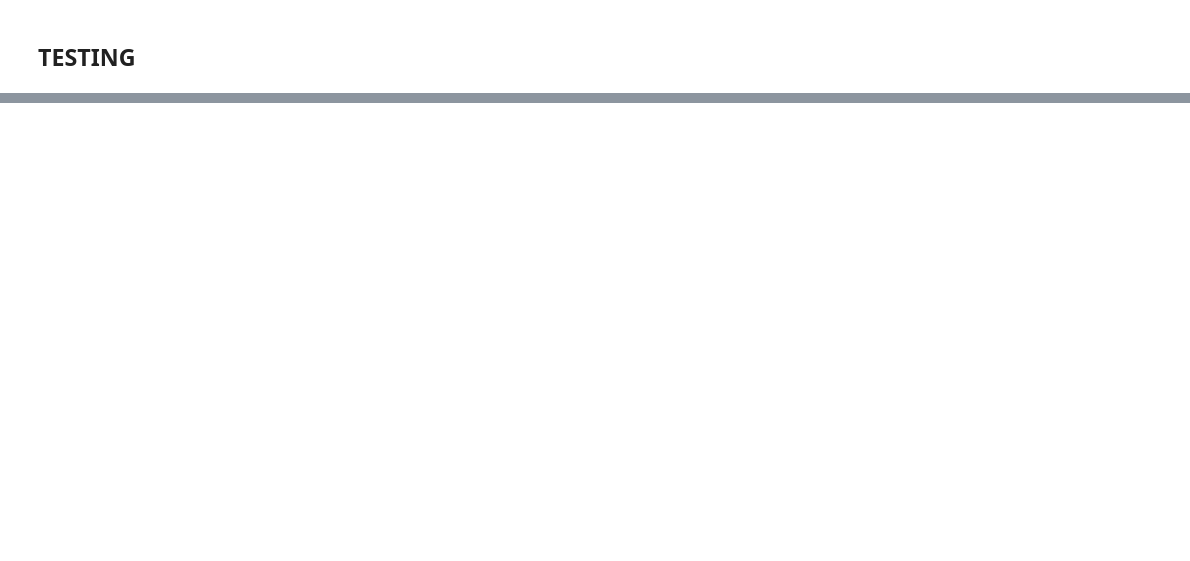
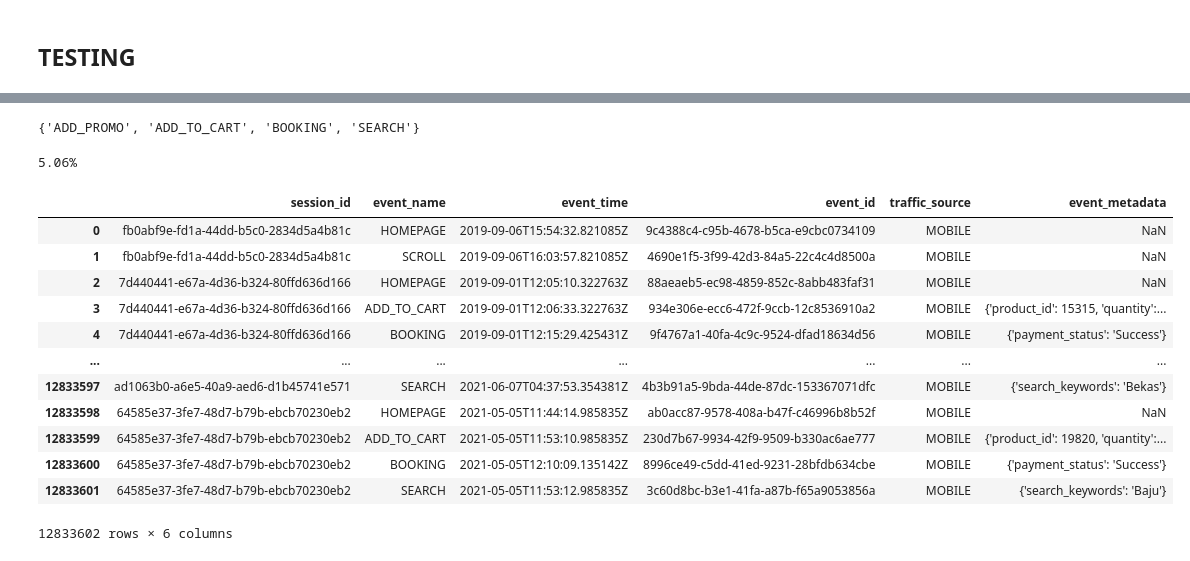
Before and after one commit to ganiosh92/DA-ecommerce-clickstream-analytics, a Jupyter notebook: clickstream_analysis.ipynb, the cells around one changed output, grey strips where cells are left out. Drawn from its saved outputs; the diff is of its cells as text; code cells hidden in the pictures; blank space fills up the shorter version.

```diff
--- a/clickstream_analysis.ipynb
+++ b/clickstream_analysis.ipynb
@@ -81 +89,33 @@ test = clickstream_no_na_flattened.copy()
+# %%
+#find distinct event_name types
+set(test2['event_name'])
+# %% [output]
+{'ADD_PROMO', 'ADD_TO_CART', 'BOOKING', 'SEARCH'}
+# %%
+#compute the number of "ADD_TO_CART" events that led to a buy
+add_to_cart_num = len(test2[test2["event_name"] == 'ADD_TO_CART'])
+add_to_cart_buy_num = len(test2[(test2['event_name'] == 'ADD_TO_CART') & (test2['payment_status'] == 'Success')])
+
+#percentage to ADD_TO_CART's that resulted in a buy
+atc_pct = round((add_to_cart_buy_num / add_to_cart_num) * 100, 2)
+
+print(str(atc_pct) + "%")
+# %% [output]
+5.06%
+# %%
+clickstream
+# %% [output]
+|  | session_id | event_name | event_time | event_id | traffic_source | event_metadata |
+| 0 | fb0abf9e-fd1a-44dd-b5c0-2834d5a4b81c | HOMEPAGE | 2019-09-06T15:54:32.821085Z | 9c4388c4-c95b-4678-b5ca-e9cbc0734109 | MOBILE | NaN |
+| 1 | fb0abf9e-fd1a-44dd-b5c0-2834d5a4b81c | SCROLL | 2019-09-06T16:03:57.821085Z | 4690e1f5-3f99-42d3-84a5-22c4c4d8500a | MOBILE | NaN |
+| 2 | 7d440441-e67a-4d36-b324-80ffd636d166 | HOMEPAGE | 2019-09-01T12:05:10.322763Z | 88aeaeb5-ec98-4859-852c-8abb483faf31 | MOBILE | NaN |
+| 3 | 7d440441-e67a-4d36-b324-80ffd636d166 | ADD_TO_CART | 2019-09-01T12:06:33.322763Z | 934e306e-ecc6-472f-9ccb-12c8536910a2 | MOBILE | {'product_id': 15315, 'quantity':... |
+| 4 | 7d440441-e67a-4d36-b324-80ffd636d166 | BOOKING | 2019-09-01T12:15:29.425431Z | 9f4767a1-40fa-4c9c-9524-dfad18634d56 | MOBILE | {'payment_status': 'Success'} |
+| ... | ... | ... | ... | ... | ... | ... |
+| 12833597 | ad1063b0-a6e5-40a9-aed6-d1b45741e571 | SEARCH | 2021-06-07T04:37:53.354381Z | 4b3b91a5-9bda-44de-87dc-153367071dfc | MOBILE | {'search_keywords': 'Bekas'} |
+| 12833598 | 64585e37-3fe7-48d7-b79b-ebcb70230eb2 | HOMEPAGE | 2021-05-05T11:44:14.985835Z | ab0acc87-9578-408a-b47f-c46996b8b52f | MOBILE | NaN |
+| 12833599 | 64585e37-3fe7-48d7-b79b-ebcb70230eb2 | ADD_TO_CART | 2021-05-05T11:53:10.985835Z | 230d7b67-9934-42f9-9509-b330ac6ae777 | MOBILE | {'product_id': 19820, 'quantity':... |
+| 12833600 | 64585e37-3fe7-48d7-b79b-ebcb70230eb2 | BOOKING | 2021-05-05T12:10:09.135142Z | 8996ce49-c5dd-41ed-9231-28bfdb634cbe | MOBILE | {'payment_status': 'Success'} |
+| 12833601 | 64585e37-3fe7-48d7-b79b-ebcb70230eb2 | SEARCH | 2021-05-05T11:53:12.985835Z | 3c60d8bc-b3e1-41fa-a87b-f65a9053856a | MOBILE | {'search_keywords': 'Baju'} |
+12833602 rows × 6 columns
 # %%
```
Also changed, not shown: parts of 4 cells of this notebook.
